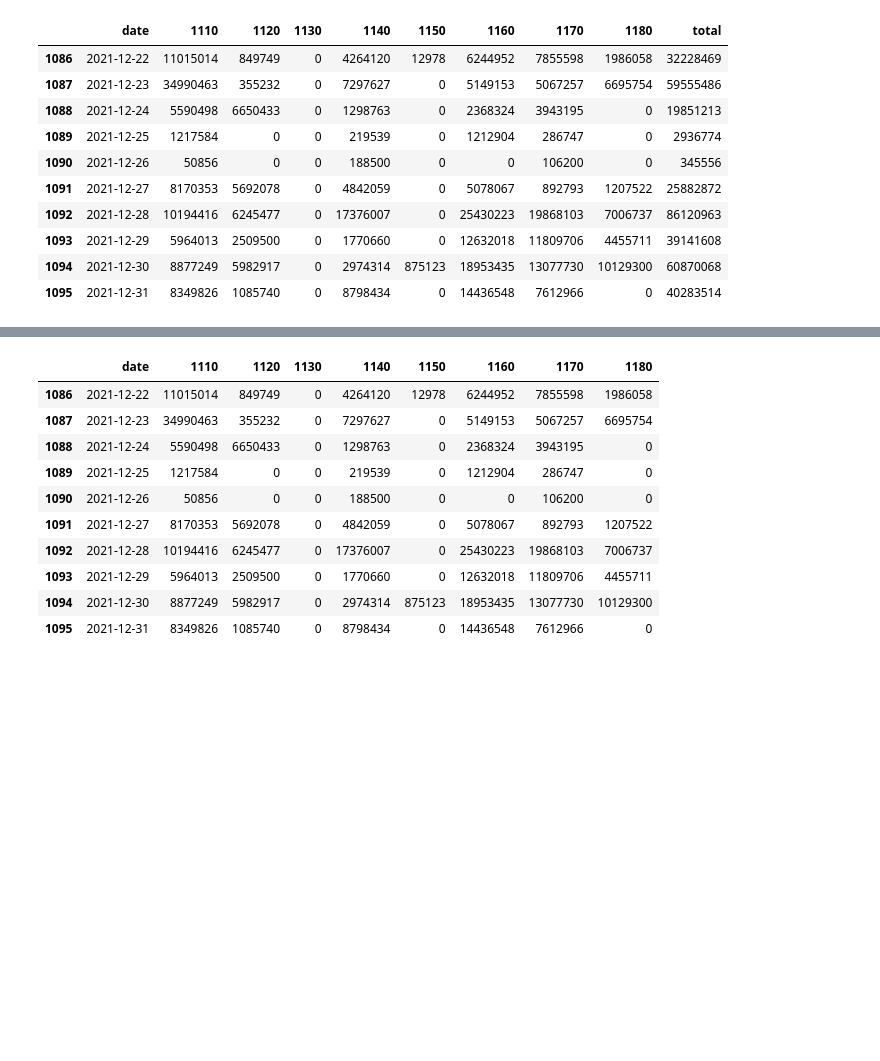
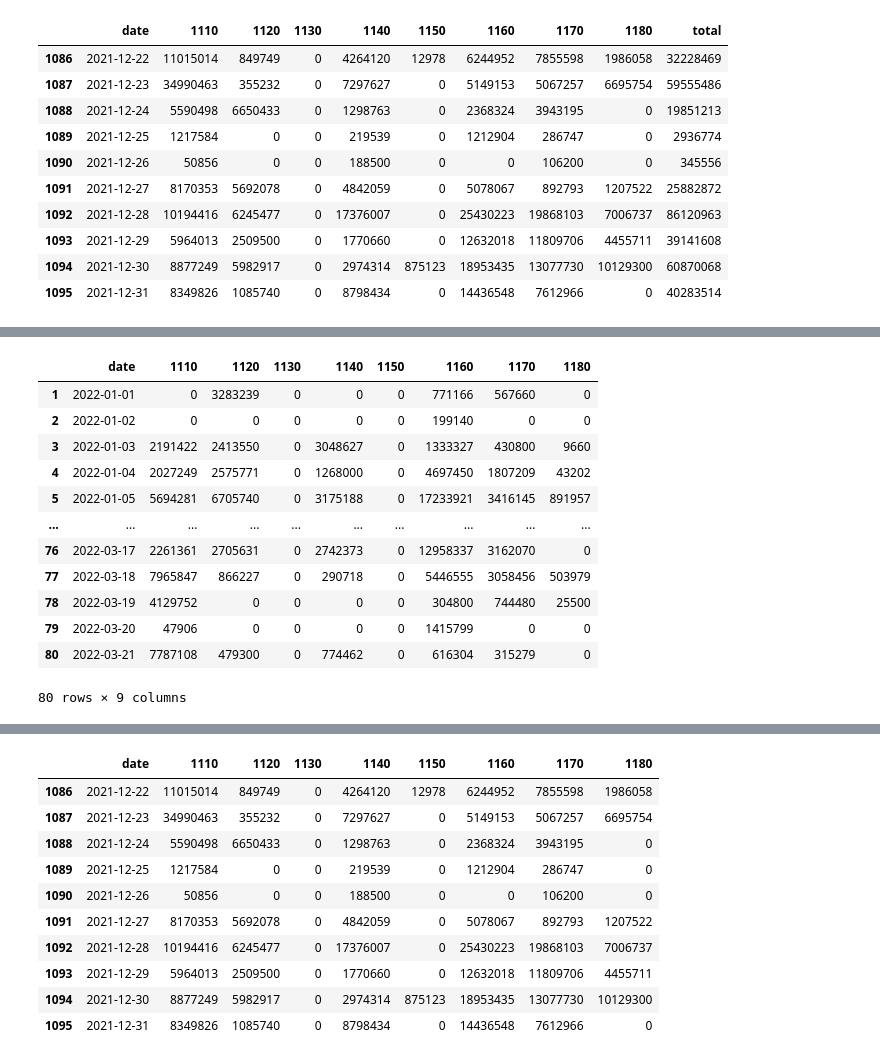
Before and after one commit to parkyw2/keggle, a Jupyter notebook: 기재품_수선비_공장별.ipynb, the cells around one changed output, grey strips where cells are left out. Cells and saved outputs as stored; diff of their text form; code cells hidden in the pictures; blank space fills up the shorter version.

```diff
--- a/기재품_수선비_공장별.ipynb
+++ b/기재품_수선비_공장별.ipynb
@@ -41,0 +89,21 @@ df2 = df.loc[:, ['1110', '1120', '1130', '1140', '1150', '1160', '1170', '1180']
+# %%
+df_new = pd.DataFrame.from_records(rows)
+df_new = df_new[1:]
+df_new.columns = ["date", "1110", "1120", "1130", "1140", "1150", "1160", "1170", "1180", "total"]
+df_new = df_new.loc[:, ['date', '1110', '1120', '1130', '1140', '1150', '1160', '1170', '1180']]
+# %%
+df_new
+# %% [output]
+|  | date | 1110 | 1120 | 1130 | 1140 | 1150 | 1160 | 1170 | 1180 |
+| 1 | 2022-01-01 | 0 | 3283239 | 0 | 0 | 0 | 771166 | 567660 | 0 |
+| 2 | 2022-01-02 | 0 | 0 | 0 | 0 | 0 | 199140 | 0 | 0 |
+| 3 | 2022-01-03 | 2191422 | 2413550 | 0 | 3048627 | 0 | 1333327 | 430800 | 9660 |
+| 4 | 2022-01-04 | 2027249 | 2575771 | 0 | 1268000 | 0 | 4697450 | 1807209 | 43202 |
+| 5 | 2022-01-05 | 5694281 | 6705740 | 0 | 3175188 | 0 | 17233921 | 3416145 | 891957 |
+| ... | ... | ... | ... | ... | ... | ... | ... | ... | ... |
+| 76 | 2022-03-17 | 2261361 | 2705631 | 0 | 2742373 | 0 | 12958337 | 3162070 | 0 |
+| 77 | 2022-03-18 | 7965847 | 866227 | 0 | 290718 | 0 | 5446555 | 3058456 | 503979 |
+| 78 | 2022-03-19 | 4129752 | 0 | 0 | 0 | 0 | 304800 | 744480 | 25500 |
+| 79 | 2022-03-20 | 47906 | 0 | 0 | 0 | 0 | 1415799 | 0 | 0 |
+| 80 | 2022-03-21 | 7787108 | 479300 | 0 | 774462 | 0 | 616304 | 315279 | 0 |
+80 rows × 9 columns
```
Also changed, not shown: parts of 15 cells of this notebook.
